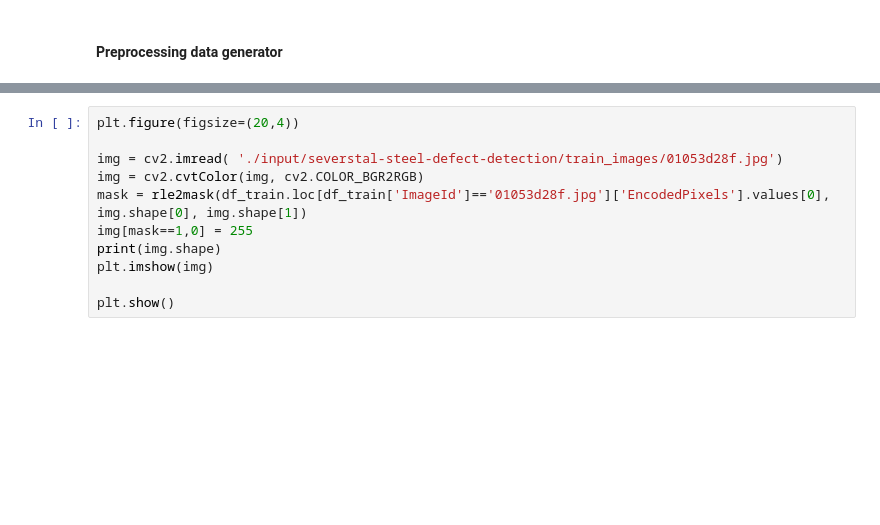
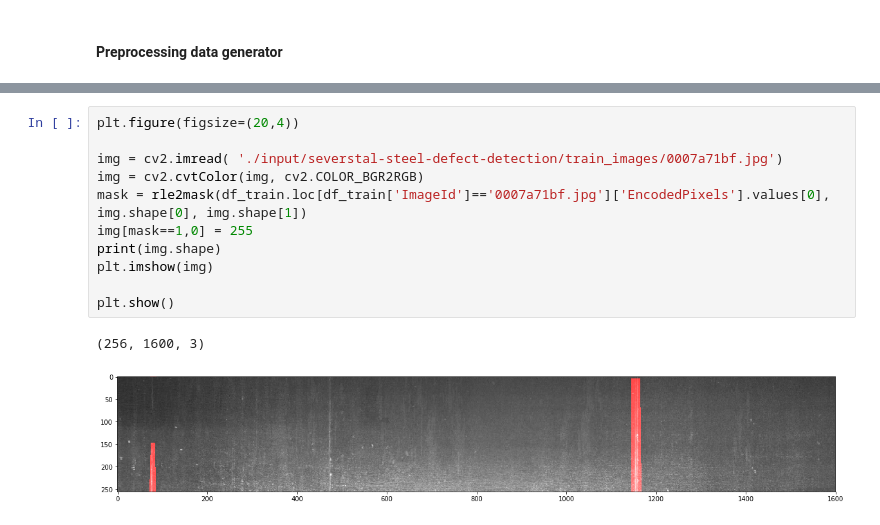
Before and after one commit to johngreibelarsen/severstal-steel-defect-detection, a Jupyter notebook: DataGenerators.ipynb, the cells around one changed output, grey strips where cells are left out. Saved outputs shown, nothing was run; the diff lists cells and outputs as text; blank space fills up the shorter version.

```diff
--- a/DataGenerators.ipynb
+++ b/DataGenerators.ipynb
@@ -354,11 +500,14 @@ plt.show()
 # %%
 plt.figure(figsize=(20,4))
 
-img = cv2.imread( './input/severstal-steel-defect-detection/train_images/01053d28f.jpg')
+img = cv2.imread( './input/severstal-steel-defect-detection/train_images/0007a71bf.jpg')
 img = cv2.cvtColor(img, cv2.COLOR_BGR2RGB)
-mask = rle2mask(df_train.loc[df_train['ImageId']=='01053d28f.jpg']['EncodedPixels'].values[0], img.shape[0], img.shape[1])
+mask = rle2mask(df_train.loc[df_train['ImageId']=='0007a71bf.jpg']['EncodedPixels'].values[0], img.shape[0], img.shape[1])
 img[mask==1,0] = 255
 print(img.shape)
 plt.imshow(img)
 
 plt.show()
+# %% [output]
+(256, 1600, 3)
+[figure, added]
```
Also changed, not shown: parts of 18 cells of this notebook.
